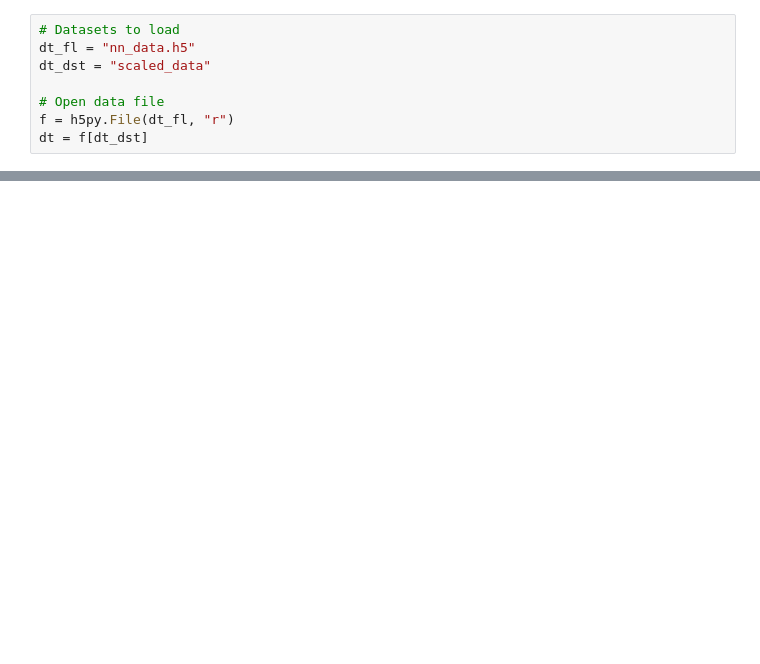
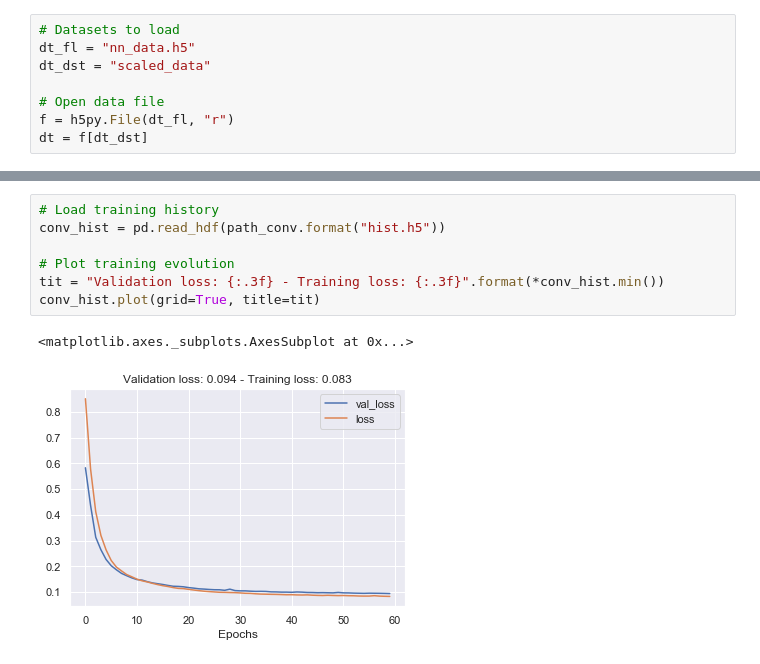
Before and after one commit to felipecastrotc/autoencoder-surrogate-model, a Jupyter notebook: Autoencoder.ipynb, the cells around one changed output, grey strips where cells are left out. Cells and saved outputs as stored; diff of their text form; blank space fills up the shorter version.

```diff
--- a/Autoencoder.ipynb
+++ b/Autoencoder.ipynb
@@ -83,0 +129,10 @@ dt = f[dt_dst]
+# %%
+# Load training history
+conv_hist = pd.read_hdf(path_conv.format("hist.h5"))
+
+# Plot training evolution
+tit = "Validation loss: {:.3f} - Training loss: {:.3f}".format(*conv_hist.min())
+conv_hist.plot(grid=True, title=tit)
+# %% [output]
+<matplotlib.axes._subplots.AxesSubplot at 0x...>
+[figure, added]
```
Also changed, not shown: parts of 49 cells of this notebook, 18 other files.
